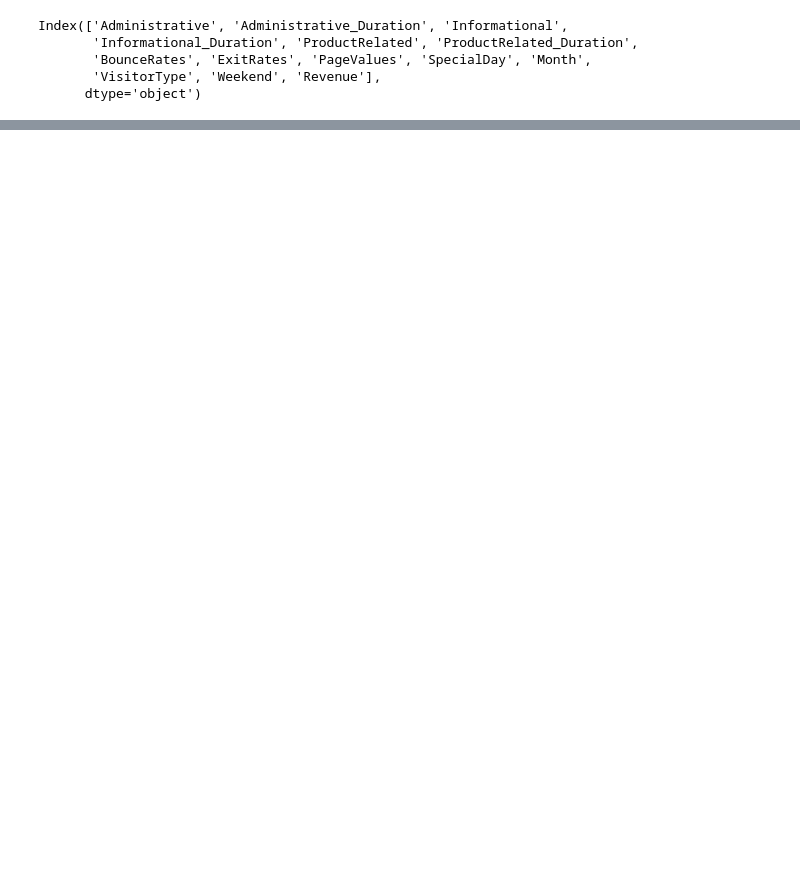
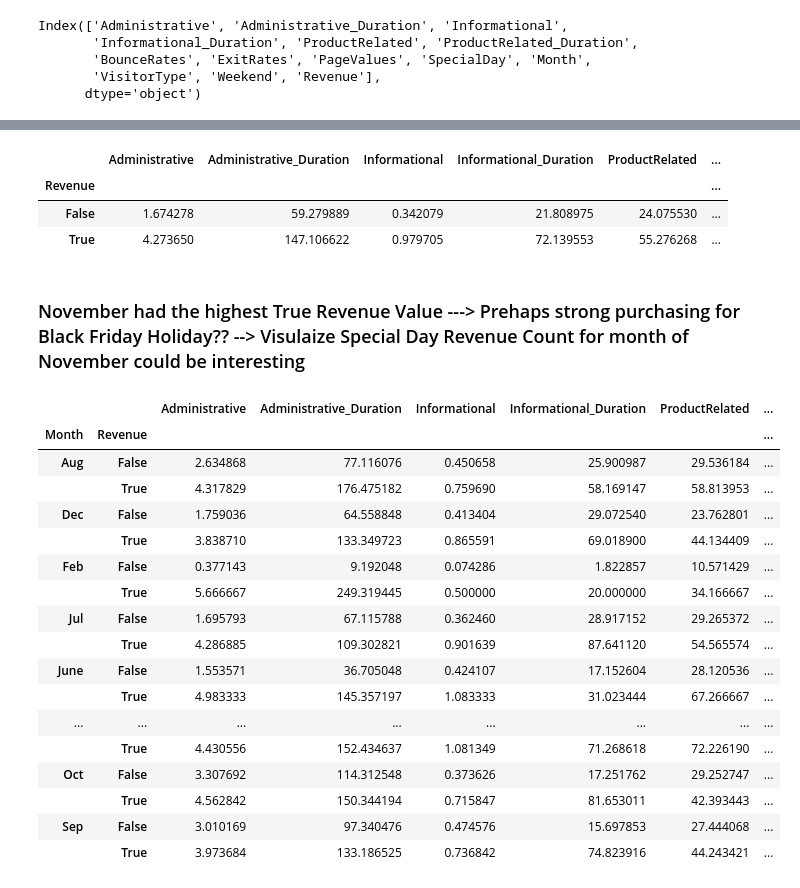
Before and after one commit to ivan-usd/panda-commerce, a Jupyter notebook: notebooks/ivanExploratoryNotebook.ipynb, the cells around one changed output, grey strips where cells are left out. Cells and saved outputs as stored; diff of their text form; code cells hidden in the pictures; blank space fills up the shorter version.

```diff
--- a/notebooks/ivanExploratoryNotebook.ipynb
+++ b/notebooks/ivanExploratoryNotebook.ipynb
@@ -266,0 +222,30 @@ plt.scatter(eCommerceDF['Administrative_Duration'],eCommerceDF['Administrative']
+# %%
+eCommerceDF.groupby(by = "Revenue").mean()
+# %% [output]
+|  | Administrative | Administrative_Duration | Informational | Informational_Duration | ProductRelated | ... |
+| Revenue |  |  |  |  |  | ... |
+| False | 1.674278 | 59.279889 | 0.342079 | 21.808975 | 24.075530 | ... |
+| True | 4.273650 | 147.106622 | 0.979705 | 72.139553 | 55.276268 | ... |
+# %% [markdown]
+### November had the highest True Revenue Value ---> Prehaps strong purchasing for Black Friday Holiday?? --> Visulaize Special Day Revenue Count for month of November could be interesting
+# %%
+eCommerceDF.groupby(by = ["Month","Revenue"]).mean()
+# %% [output]
+|  |  | Administrative | Administrative_Duration | Informational | Informational_Duration | ProductRelated | ... |
+| Month | Revenue |  |  |  |  |  | ... |
+| Aug | False | 2.634868 | 77.116076 | 0.450658 | 25.900987 | 29.536184 | ... |
+|  | True | 4.317829 | 176.475182 | 0.759690 | 58.169147 | 58.813953 | ... |
+| Dec | False | 1.759036 | 64.558848 | 0.413404 | 29.072540 | 23.762801 | ... |
+|  | True | 3.838710 | 133.349723 | 0.865591 | 69.018900 | 44.134409 | ... |
+| Feb | False | 0.377143 | 9.192048 | 0.074286 | 1.822857 | 10.571429 | ... |
+|  | True | 5.666667 | 249.319445 | 0.500000 | 20.000000 | 34.166667 | ... |
+| Jul | False | 1.695793 | 67.115788 | 0.362460 | 28.917152 | 29.265372 | ... |
+|  | True | 4.286885 | 109.302821 | 0.901639 | 87.641120 | 54.565574 | ... |
+| June | False | 1.553571 | 36.705048 | 0.424107 | 17.152604 | 28.120536 | ... |
+|  | True | 4.983333 | 145.357197 | 1.083333 | 31.023444 | 67.266667 | ... |
+| ... | ... | ... | ... | ... | ... | ... | ... |
+|  | True | 4.430556 | 152.434637 | 1.081349 | 71.268618 | 72.226190 | ... |
+| Oct | False | 3.307692 | 114.312548 | 0.373626 | 17.251762 | 29.252747 | ... |
+|  | True | 4.562842 | 150.344194 | 0.715847 | 81.653011 | 42.393443 | ... |
+| Sep | False | 3.010169 | 97.340476 | 0.474576 | 15.697853 | 27.444068 | ... |
+|  | True | 3.973684 | 133.186525 | 0.736842 | 74.823916 | 44.243421 | ... |
```
Also changed, not shown: parts of 32 cells of this notebook, 1 other file.
